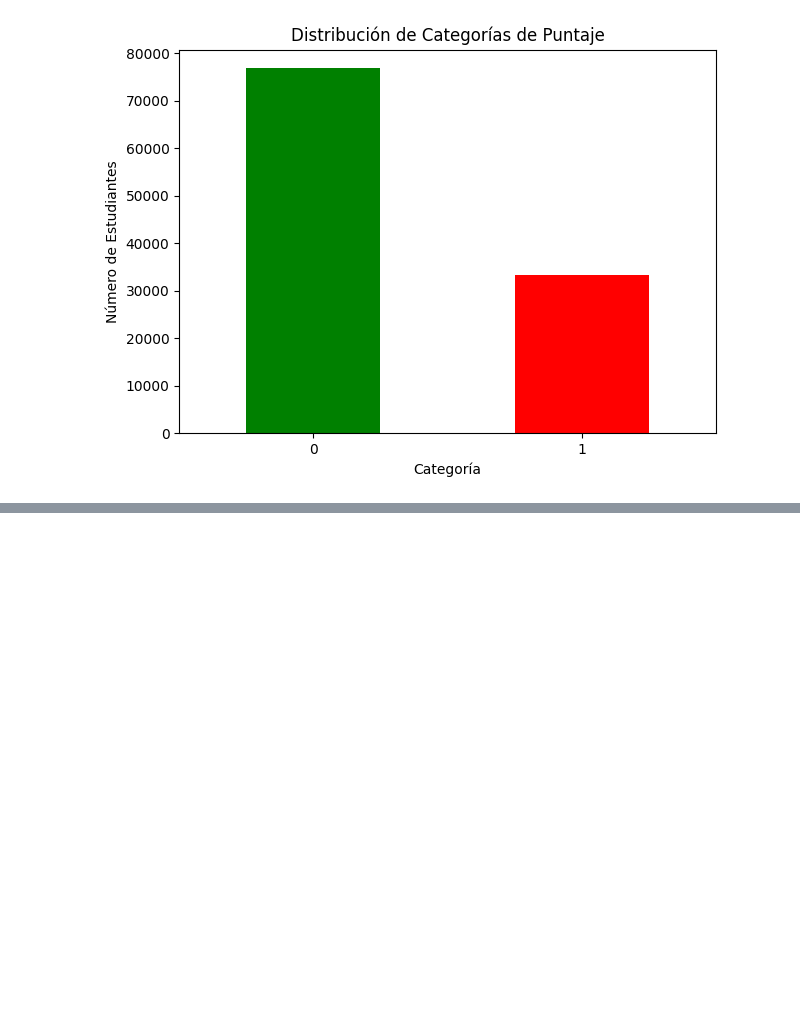
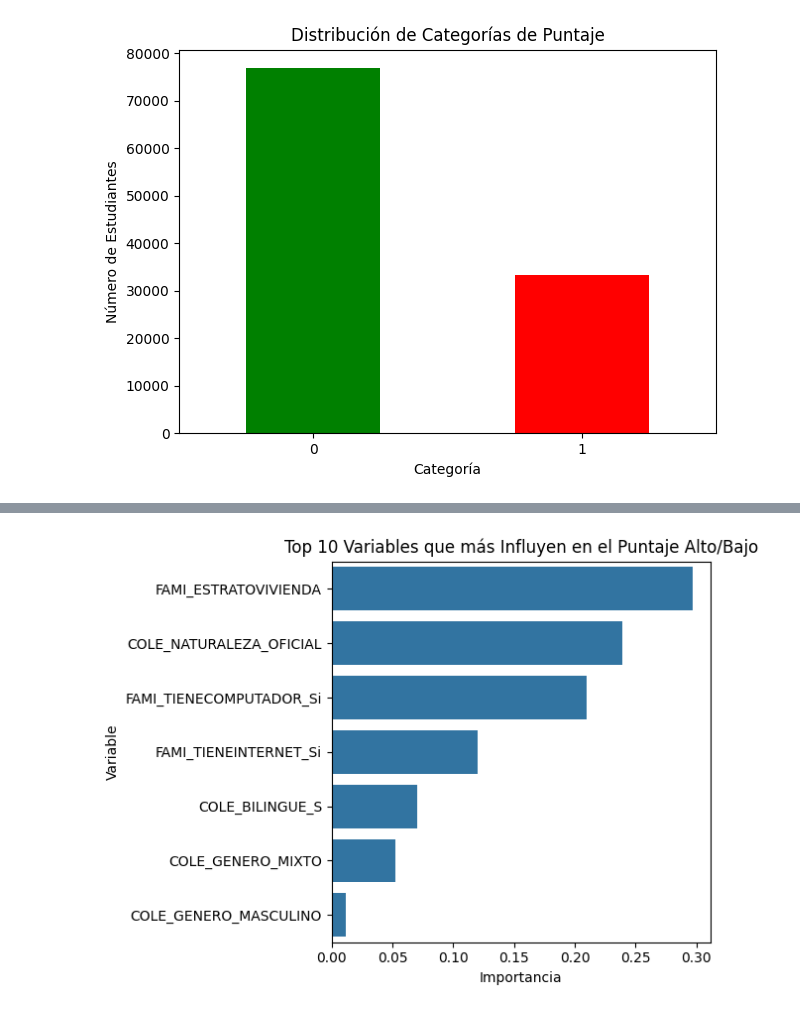
Before and after one commit to MiguelVel95/EspecMiguel, a Jupyter notebook: Trabajo Final/TrabajoFinal.ipynb, the cells around one changed output, grey strips where cells are left out. Drawn from its saved outputs; the diff is of its cells as text; code cells hidden in the pictures; blank space fills up the shorter version.

```diff
--- a/Trabajo Final/TrabajoFinal.ipynb
+++ b/Trabajo Final/TrabajoFinal.ipynb
@@ -372,0 +430,12 @@ plt.show()
+# %%
+importancias = modelo.feature_importances_
+columnas = X.columns
+
+df_importancias = pd.DataFrame({'Variable': columnas, 'Importancia': importancias}).sort_values(by='Importancia', ascending=False)
+
+sns.barplot(x='Importancia', y='Variable', data=df_importancias.head(10))
+plt.title('Top 10 Variables que más Influyen en el Puntaje Alto/Bajo')
+plt.tight_layout()
+plt.show()
+# %% [output]
+[figure, added]
```
Also changed, not shown: parts of 1 cell of this notebook.
